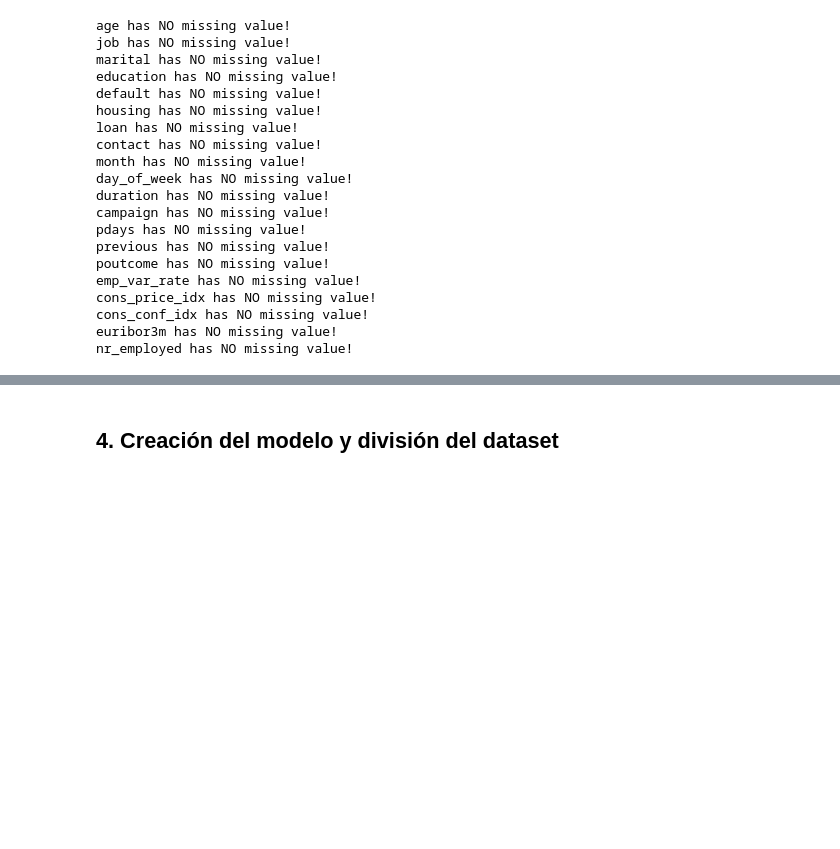
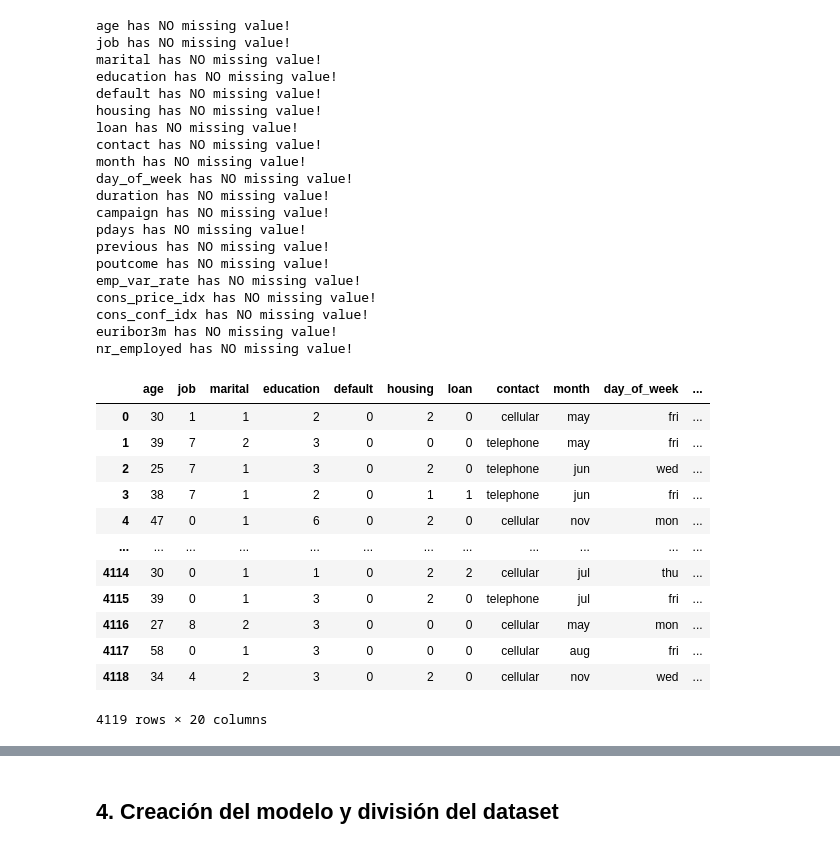
Before and after one commit to CGAInstitution/proxecto-final-ud2-GuillermoGarMar, a Jupyter notebook: ML.UD2.Supervised-FinalProject.ipynb, the cells around one changed output, grey strips where cells are left out. Drawn from its saved outputs; the diff is of its cells as text; code cells hidden in the pictures; blank space fills up the shorter version.

```diff
--- a/ML.UD2.Supervised-FinalProject.ipynb
+++ b/ML.UD2.Supervised-FinalProject.ipynb
@@ -169,3 +171,27 @@ cons_price_idx has NO missing value!
 cons_conf_idx has NO missing value!
 euribor3m has NO missing value!
 nr_employed has NO missing value!
+# %%
+#label encoder-----------------------------------------------------(no generar mas columnas)'job','marital','education','default','housing','loan','campaign','previous','poutcome'
+label_encoder = preprocessing.LabelEncoder()
+#train dataset
+cols = ['job','marital','education','default','housing','loan','campaign','previous','poutcome']
+dftrain[cols] = dftrain[cols].apply(LabelEncoder().fit_transform)
+
+#test dataset
+dftest[cols] = dftest[cols].apply(LabelEncoder().fit_transform)
+dftest
+# %% [output]
+|  | age | job | marital | education | default | housing | loan | contact | month | day_of_week | ... |
+| 0 | 30 | 1 | 1 | 2 | 0 | 2 | 0 | cellular | may | fri | ... |
+| 1 | 39 | 7 | 2 | 3 | 0 | 0 | 0 | telephone | may | fri | ... |
+| 2 | 25 | 7 | 1 | 3 | 0 | 2 | 0 | telephone | jun | wed | ... |
+| 3 | 38 | 7 | 1 | 2 | 0 | 1 | 1 | telephone | jun | fri | ... |
+| 4 | 47 | 0 | 1 | 6 | 0 | 2 | 0 | cellular | nov | mon | ... |
+| ... | ... | ... | ... | ... | ... | ... | ... | ... | ... | ... | ... |
+| 4114 | 30 | 0 | 1 | 1 | 0 | 2 | 2 | cellular | jul | thu | ... |
+| 4115 | 39 | 0 | 1 | 3 | 0 | 2 | 0 | telephone | jul | fri | ... |
+| 4116 | 27 | 8 | 2 | 3 | 0 | 0 | 0 | cellular | may | mon | ... |
+| 4117 | 58 | 0 | 1 | 3 | 0 | 0 | 0 | cellular | aug | fri | ... |
+| 4118 | 34 | 4 | 2 | 3 | 0 | 2 | 0 | cellular | nov | wed | ... |
+4119 rows × 20 columns
```
Also changed, not shown: parts of 4 cells of this notebook.
